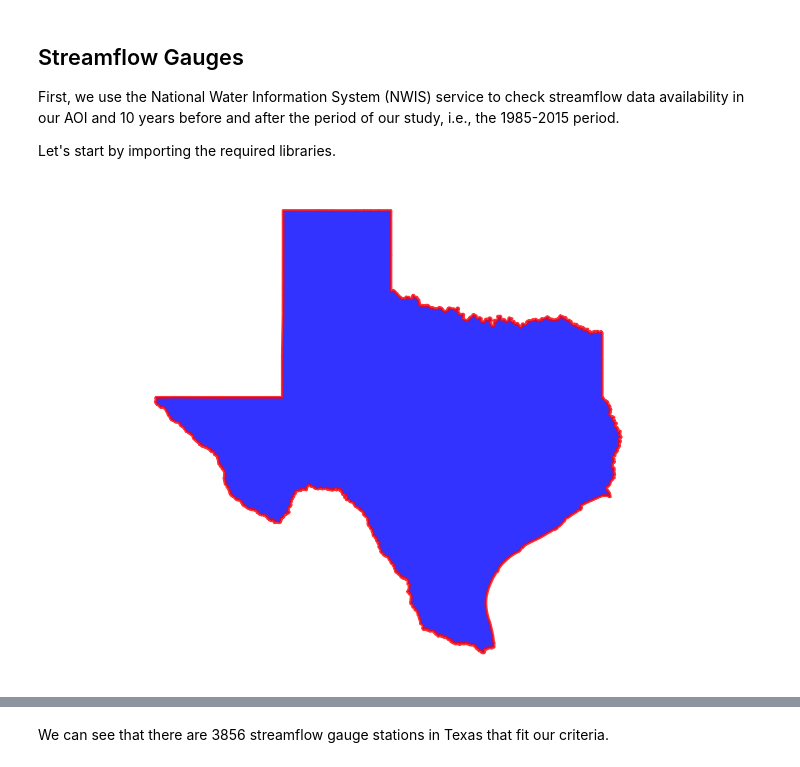
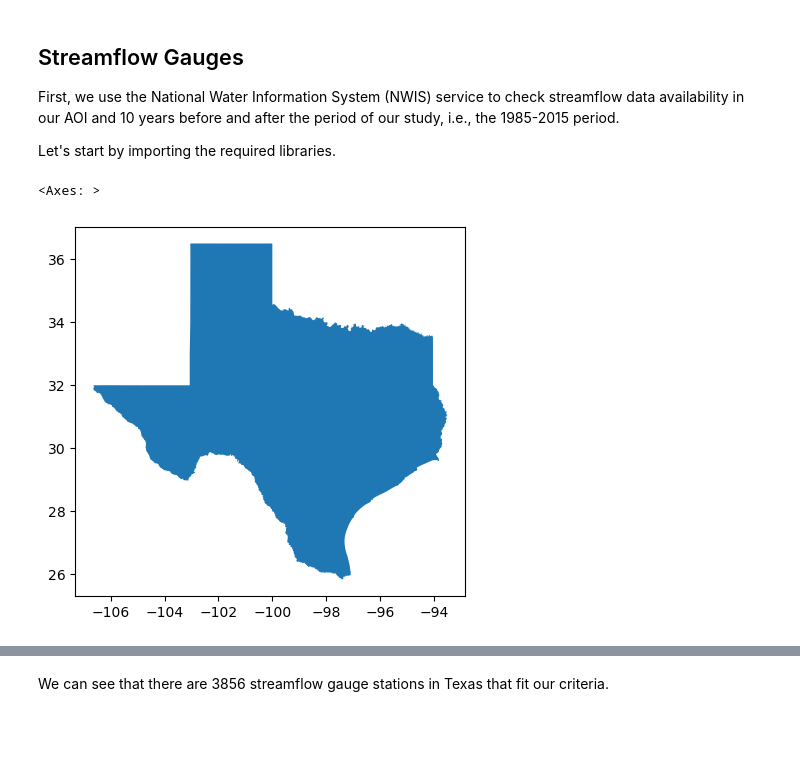
Before and after one commit to mhweber/ICRW8_Geospatial_Workshop, a Jupyter notebook: Dam_Impact.ipynb, the cells around one changed output, grey strips where cells are left out. Drawn from its saved outputs; the diff is of its cells as text; code cells hidden in the pictures; blank space fills up the shorter version.

```diff
--- a/Dam_Impact.ipynb
+++ b/Dam_Impact.ipynb
@@ -41,10 +40,9 @@ texas = gh.helpers.get_us_states("contiguous")
 texas = texas[texas.STUSPS == "TX"]
-# %%
-_, ax = pplt.subplots(refwidth=7)
-texas.plot(ax=ax, facecolor="b", edgecolor="r", linewidth=2, alpha=0.8, figsize=(10, 10))
-ax.set_axis_off()
-# %% [output]
-[figure, removed]
+# %%
+texas.plot()
+# %% [output]
+<Axes: >
+[figure, added]
 # %%
 nwis = NWIS()
 query = {
```
Also changed, not shown: parts of 9 cells of this notebook, 2 other files.
